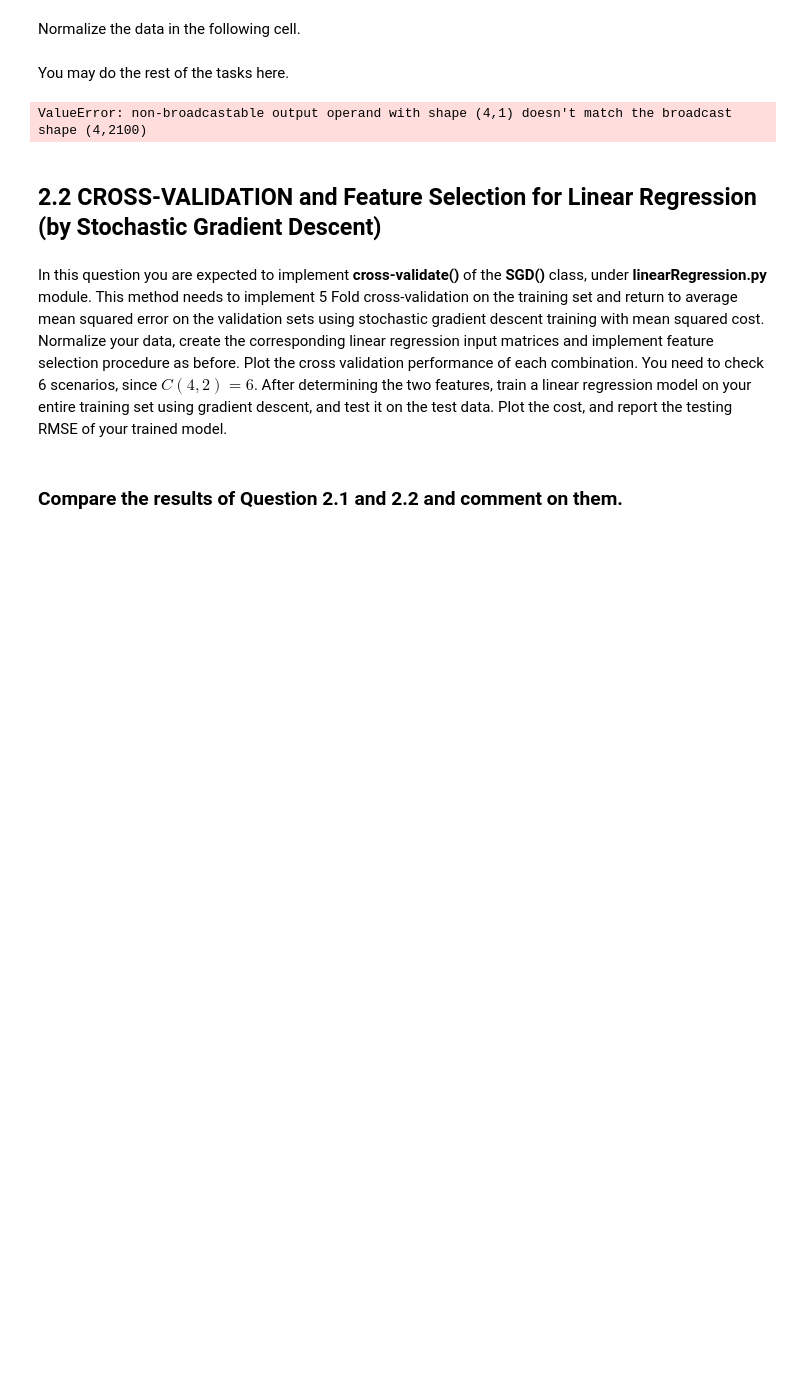
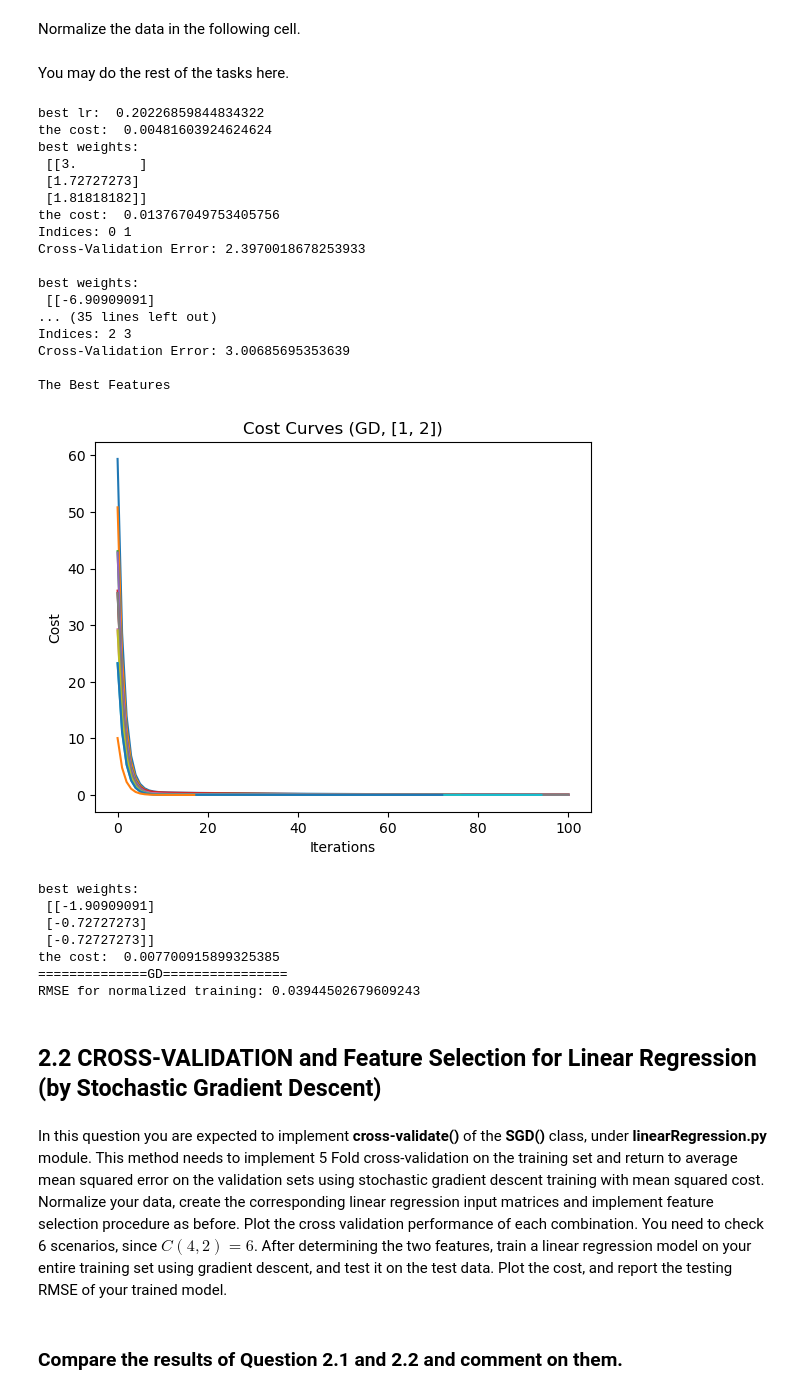
Before and after one commit to MustafaKrc/LFD24, a Jupyter notebook: Gradient Descent, Stochastic Gradient Descent, Data Normalization, Cross Validation for Regression/Homework_2.ipynb, the cells around one changed output. Drawn from its saved outputs; the diff is of its cells as text; code cells hidden in the pictures; blank space fills up the shorter version.

Commit message:
Implement part 2.1
to do:
- better optimize initial weights

```diff
--- a/Gradient Descent, Stochastic Gradient Descent, Data Normalization, Cross Validation for Regression/Homework_2.ipynb
+++ b/Gradient Descent, Stochastic Gradient Descent, Data Normalization, Cross Validation for Regression/Homework_2.ipynb
@@ -784,39 +933,90 @@ You may do the rest of the tasks here.
 # Using these dimensions, train a linear regression model with GD and        #
 # Plot all training cost history for different different                     #
 # initial weights.                                                           #
 # Report the test performance in terms of RMSE.                              #
 ##############################################################################
 
 ###################SONRA SİL !!!!!!!!!!!!!!!!!!!
 from linearRegression import gradientDescent
 #########################
 
-
-lr = 0.1
-max_iteration = 100
+max_iterations = 100
 # Create your training input matrix. Modify the following code as you wish if necessary.
 x = x_train_scaled
+y = y_train_scaled.reshape((-1, 1))
 
 n_features = x.shape[1]
 
-model = gradientDescent(x, y_train_scaled, np.zeros((n_features, 1)), lr, max_iteration, add_bias=False)
-model.fit()
+lr, cl = findOptimumLR(1e-6, 10, x, y, np.zeros((n_features+1, 1)), max_iterations, gradientDescent, sensitivity=10**0.5)
+print("best lr: ", lr)
+print("the cost: ", cl)
 
+min_val_err = float("inf")
+min_feat = None
 # Perform cross-validation for all combinations of two features
 for i in range(n_features):
     for j in range(i + 1, n_features):
         # Select two features based on indices i and j
         selected_features = x[:, [i, j]]
+        w, c = findOptimumInitWeights(-3, 3, selected_features, y, lr, max_iterations, gradientDescent, sensitivity=1, plot=False)
+        print("best weights:\n", w)
+        print("the cost: ", c)
+        model = gradientDescent(selected_features, y, w, lr, max_iterations, add_bias=True)
+        model.fit()
 
         # Perform 5-fold cross-validation. "model" refers to your gradientDescent object.
         cross_val_error = model.cross_validate(k=5)
+        if cross_val_error < min_val_err:
+            min_val_err = cross_val_error
+            min_feat = [i, j]
 
         # Print indices and cross-validation results
         print("Indices:", i, j)
         print("Cross-Validation Error:", cross_val_error)
         print()
+
+print("The Best Features")
+selected_features = x[:, min_feat]
+w, c = findOptimumInitWeights(-3, 3, selected_features, y, lr, max_iterations, gradientDescent, sensitivity=1, plot=True)
+plotCostCurves("Cost Curves (GD, " + str(min_feat) + ")")
+print("best weights:\n", w)
+print("the cost: ", c)
+model = gradientDescent(selected_features, y, w, lr, max_iterations, add_bias=True)
+model.fit()
+
+y_test = y_test.reshape((-1, 1))
+x_predict = x_test_scaled[:, min_feat]
+y_norm_predict = model.predict(np.c_[np.ones((x_predict.shape[0], 1)), x_predict])
+y_norm_inv = scaler_y.inverse_transform(y_norm_predict)
+RMSE_GD_NORM = np.sqrt(np.sum(np.square(y_test - y_norm_inv)))/y_test.shape[0]
+print("==============GD================")
+print("RMSE for normalized training:", RMSE_GD_NORM)
 # %% [output]
-ValueError: non-broadcastable output operand with shape (4,1) doesn't match the broadcast shape (4,2100)
+best lr:  0.20226859844834322
+the cost:  0.00481603924624624
+best weights:
+ [[3.        ]
+ [1.72727273]
+ [1.81818182]]
+the cost:  0.013767049753405756
+Indices: 0 1
+Cross-Validation Error: 2.3970018678253933
+
+best weights:
+ [[-6.90909091]
+... (35 lines left out)
+Indices: 2 3
+Cross-Validation Error: 3.00685695353639
+
+The Best Features
+[figure, added]
+best weights:
+ [[-1.90909091]
+ [-0.72727273]
+ [-0.72727273]]
+the cost:  0.007700915899325385
+==============GD================
+RMSE for normalized training: 0.03944502679609243
 # %% [markdown]
 ## 2.2 CROSS-VALIDATION and Feature Selection for Linear Regression (by Stochastic Gradient Descent)
 # %% [markdown]
```
Also changed, not shown: parts of 2 cells of this notebook, 1 other file.
